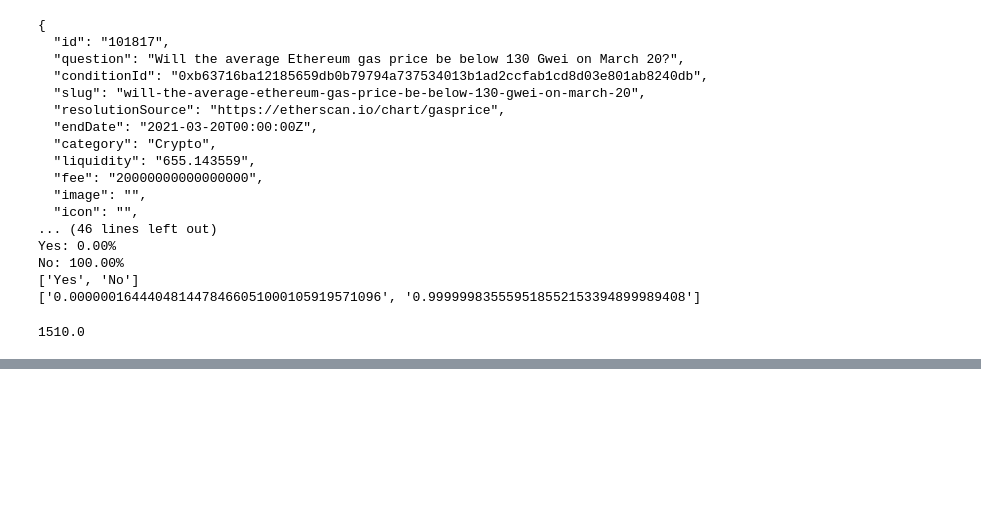
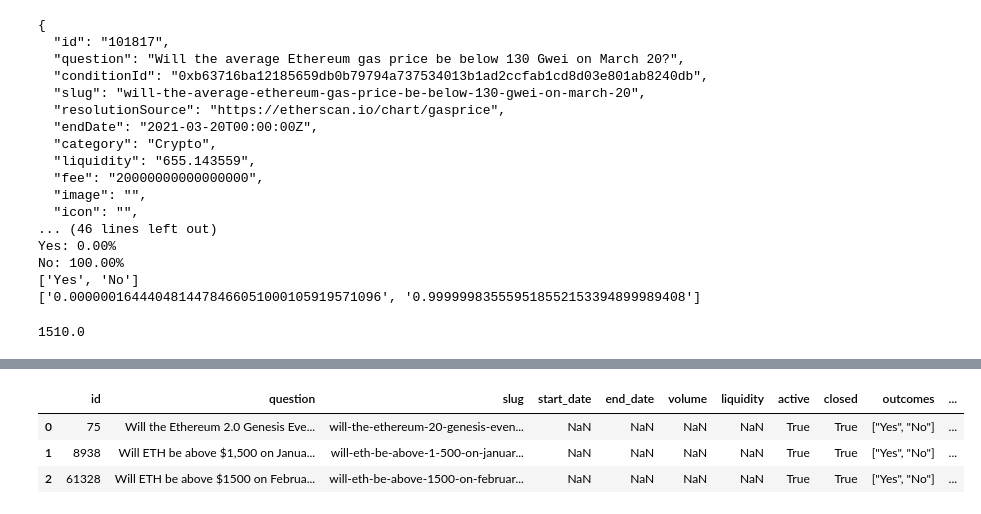
Before and after one commit to supaandu/COS-ECE-473-Final_Project, a Jupyter notebook: COS-ECE-473-FinalProj/polymarket_test.ipynb, the cells around one changed output, grey strips where cells are left out. Drawn from its saved outputs; the diff is of its cells as text; code cells hidden in the pictures; blank space fills up the shorter version.

```diff
--- a/COS-ECE-473-FinalProj/polymarket_test.ipynb
+++ b/COS-ECE-473-FinalProj/polymarket_test.ipynb
@@ -227,0 +195,79 @@ df.to_csv("polymarket_crypto_markets.csv", index=False)
+# %%
+# Modified code for your notebook (without notebook-specific tqdm)
+import pandas as pd
+import json
+import requests
+import ast
+import time
+from tqdm import tqdm  # Using standard tqdm instead of notebook version
+
+# Load the existing dataframe with ETH markets
+# If you're continuing from above, df is already defined
+# Otherwise, uncomment the line below to load it from CSV
+# df = pd.read_csv("eth_betting_markets.csv")
+
+# Function to get market details
+def get_full_market_data(market_id):
+    url = f"https://gamma-api.polymarket.com/markets/{market_id}"
+    r = requests.get(url)
+    if r.status_code != 200:
+        return None
+    return r.json()
+
+# New columns to extract from the detailed market data
+additional_columns = [
+    "outcomes", "outcomePrices", "volumeNum", "liquidityNum",
+    "endDateIso", "volume24hr", "clobTokenIds", "fpmmLive",
+    "competitive", "approved", "spread", "oneDayPriceChange",
+    "lastTradePrice", "bestBid", "bestAsk"
+]
+
+# Initialize new columns
+for col in additional_columns:
+    df[col] = None
+
+# Create columns for outcome names and prices
+# We'll assume a maximum of 3 outcomes per market (adjust if needed)
+for i in range(1, 4):
+    df[f"outcome_{i}"] = None
+    df[f"price_{i}"] = None
+
+# Fetch detailed information for each market and update the dataframe
+print(f"Fetching detailed information for {len(df)} markets...")
+for idx, row in tqdm(df.iterrows(), total=len(df)):
+    market_id = row['id']
+    market_data = get_full_market_data(market_id)
+
+    if market_data:
+        # Update dataframe with additional columns
+        for col in additional_columns:
+            if col in market_data:
+                df.at[idx, col] = market_data[col]
+
+        # Add processed outcome information
+        try:
+            outcomes_raw = market_data.get("outcomes", [])
+            prices_raw = market_data.get("outcomePrices", [])
+
+            if outcomes_raw and prices_raw:
+                outcomes = ast.literal_eval(outcomes_raw)
+                prices = ast.literal_eval(prices_raw)
+
+                # Add columns for each outcome and its price
+                for i, (outcome, price) in enumerate(zip(outcomes, prices)):
+                    if i < 3:  # Only handle up to 3 outcomes
+                        df.at[idx, f"outcome_{i+1}"] = outcome
+                        df.at[idx, f"price_{i+1}"] = float(price) * 100  # Convert to percentage
+        except (SyntaxError, ValueError) as e:
+            print(f"Error processing outcomes for market {market_id}: {e}")
+
+    # Add a small delay to avoid hitting rate limits
+    time.sleep(0.2)
+
+# Save the enhanced dataframe
+df.to_csv("enhanced_eth_markets.csv", index=False)
+print(f"✅ Saved enhanced dataframe with {len(df)} ETH markets and additional columns.")
+
+# Display the first few rows with the new columns
+df.head(3)
+# %% [output]
@@ -227,0 +276,4 @@ df.to_csv("polymarket_crypto_markets.csv", index=False)
+|  | id | question | slug | start_date | end_date | volume | liquidity | active | closed | outcomes | ... |
+| 0 | 75 | Will the Ethereum 2.0 Genesis Eve... | will-the-ethereum-20-genesis-even... | NaN | NaN | NaN | NaN | True | True | ["Yes", "No"] | ... |
+| 1 | 8938 | Will ETH be above $1,500 on Janua... | will-eth-be-above-1-500-on-januar... | NaN | NaN | NaN | NaN | True | True | ["Yes", "No"] | ... |
+| 2 | 61328 | Will ETH be above $1500 on Februa... | will-eth-be-above-1500-on-februar... | NaN | NaN | NaN | NaN | True | True | ["Yes", "No"] | ... |
```
Also changed, not shown: parts of 6 cells of this notebook, 6 other files.
